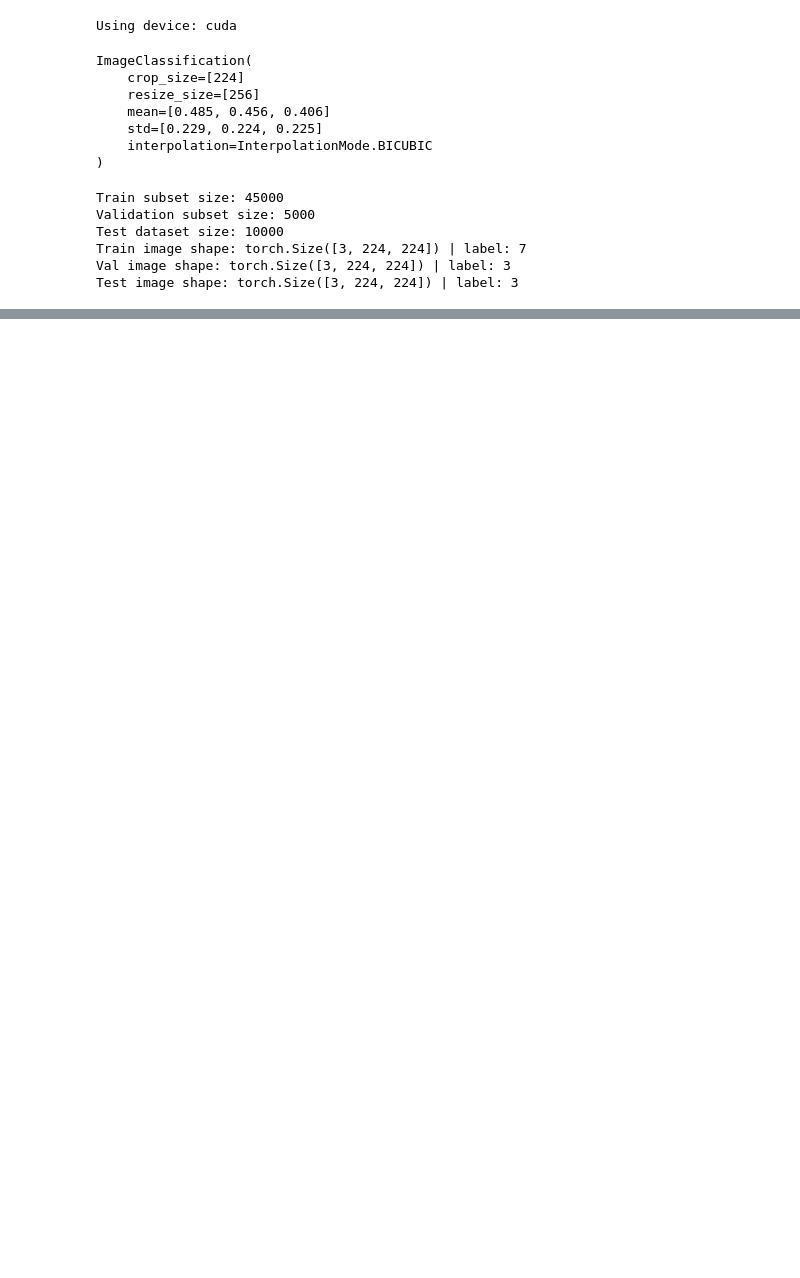
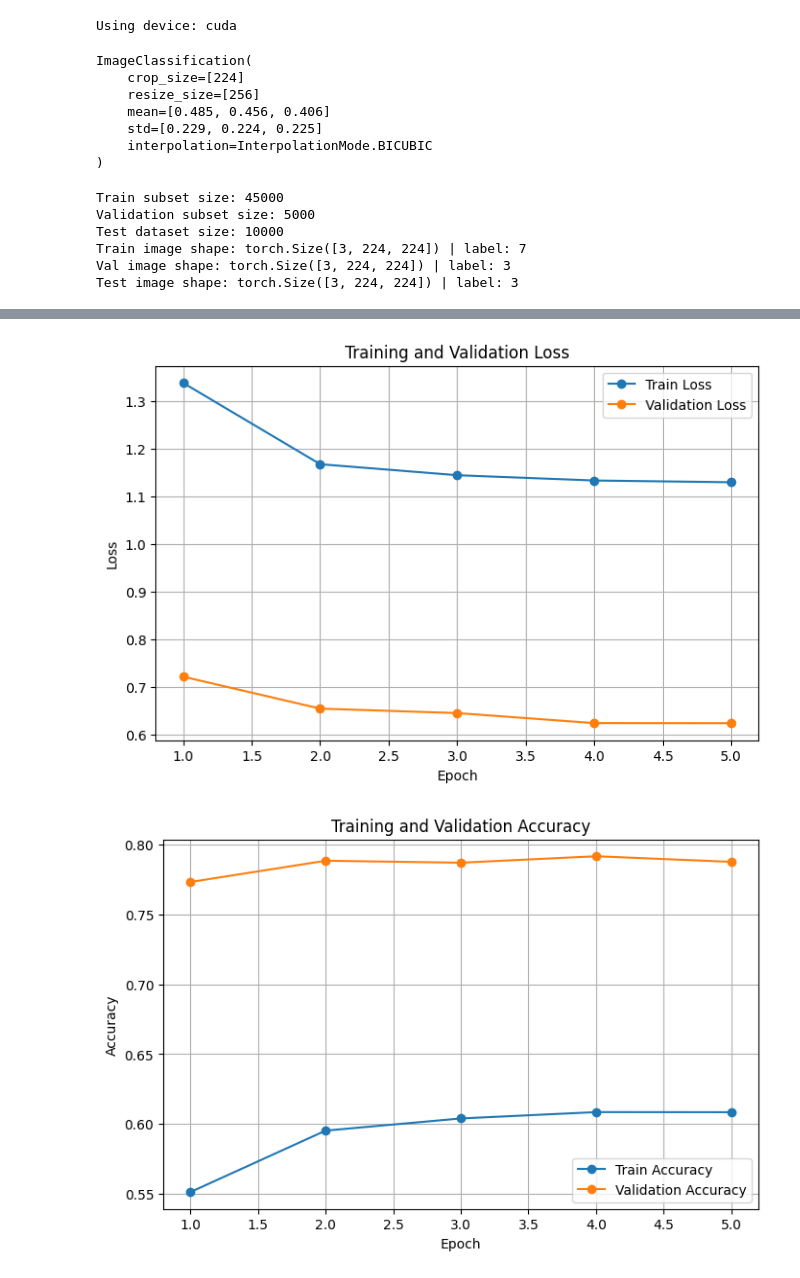
Before and after one commit to evolentDelight/transfer-learning-cifar10-image-classification, a Jupyter notebook: ben-kwon-project.ipynb, the cells around one changed output, grey strips where cells are left out. Saved outputs shown, nothing was run; the diff lists cells and outputs as text; code cells hidden in the pictures; blank space fills up the shorter version.

```diff
--- a/ben-kwon-project.ipynb
+++ b/ben-kwon-project.ipynb
@@ -114,0 +240,20 @@ Test image shape: torch.Size([3, 224, 224]) | label: 3
+# %%
+# Move the model to the device
+model = model.to(device) # RTX 3080 TI
+
+# Define the loss function
+criterion = nn.CrossEntropyLoss()
+
+# Define the optimizer
+import torch.optim as optim
+
+optimizer = optim.Adam(
+    filter(lambda p: p.requires_grad, model.parameters()), # Filter out frozen parameters; Train only the classifier head in this case
+    lr = 1e-3 # Learning Rate
+)
+
+num_trainable = sum(p.numel() for p in model.parameters() if p.requires_grad)
+num_total = sum(p.numel() for p in model.parameters())
+
+print("Trainable parameters:", num_trainable)
+print("Total parameters:", num_total)
@@ -114,0 +376,29 @@ Test image shape: torch.Size([3, 224, 224]) | label: 3
+# %%
+# Plot our results from the Initial Classifier-only Transfer-learning Phase
+
+import matplotlib.pyplot as plt
+
+epochs = range(1, len(train_losses) + 1)
+
+plt.figure(figsize=(8, 5))
+plt.plot(epochs, train_losses, marker='o', label='Train Loss')
+plt.plot(epochs, val_losses, marker='o', label='Validation Loss')
+plt.xlabel('Epoch')
+plt.ylabel('Loss')
+plt.title('Training and Validation Loss')
+plt.legend()
+plt.grid(True)
+plt.show()
+
+plt.figure(figsize=(8, 5))
+plt.plot(epochs, train_accuracies, marker='o', label='Train Accuracy')
+plt.plot(epochs, val_accuracies, marker='o', label='Validation Accuracy')
+plt.xlabel('Epoch')
+plt.ylabel('Accuracy')
+plt.title('Training and Validation Accuracy')
+plt.legend()
+plt.grid(True)
+plt.show()
+# %% [output]
+[figure, added]
+[figure, added]
```
Also changed, not shown: parts of 12 cells of this notebook.
